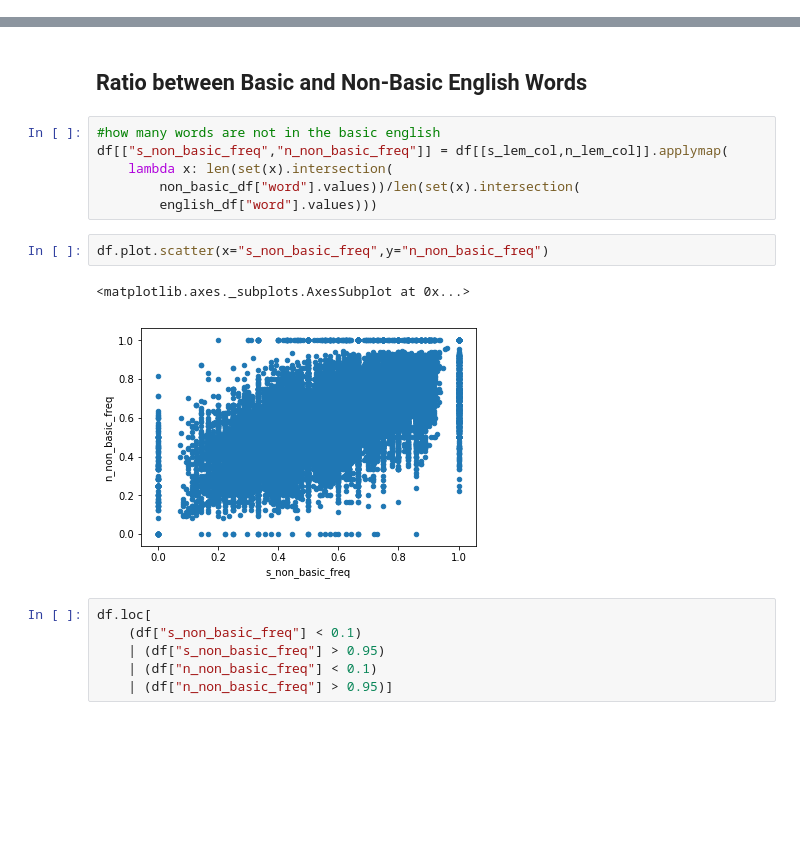
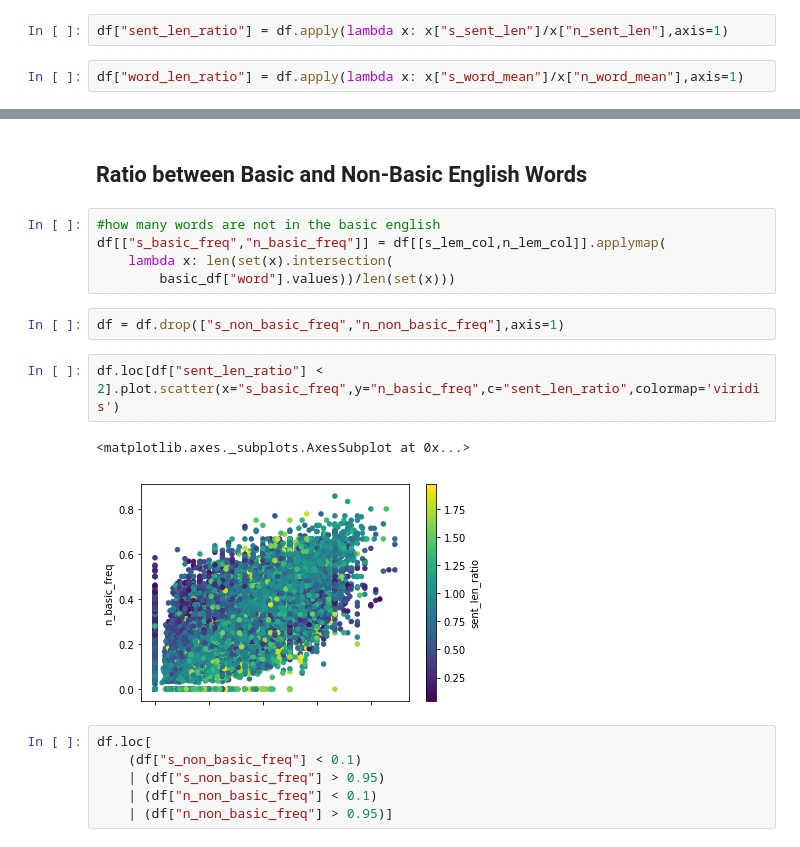
Before and after one commit to PaulOpu/TS_LossFunction, a Jupyter notebook: code/feature_experiments.ipynb, the cells around one changed output, grey strips where cells are left out. Saved outputs shown, nothing was run; the diff lists cells and outputs as text; blank space fills up the shorter version.

```diff
--- a/code/feature_experiments.ipynb
+++ b/code/feature_experiments.ipynb
@@ -134,0 +138,4 @@ df.plot.scatter(x="s_word_mean",y="n_word_mean")
+# %%
+df["sent_len_ratio"] = df.apply(lambda x: x["s_sent_len"]/x["n_sent_len"],axis=1)
+# %%
+df["word_len_ratio"] = df.apply(lambda x: x["s_word_mean"]/x["n_word_mean"],axis=1)
@@ -174,15 +213,16 @@ non_basic_df.head(10)
 ## Ratio between Basic and Non-Basic English Words
 # %%
 #how many words are not in the basic english
-df[["s_non_basic_freq","n_non_basic_freq"]] = df[[s_lem_col,n_lem_col]].applymap(
+df[["s_basic_freq","n_basic_freq"]] = df[[s_lem_col,n_lem_col]].applymap(
     lambda x: len(set(x).intersection(
-        non_basic_df["word"].values))/len(set(x).intersection(
-        english_df["word"].values)))
+        basic_df["word"].values))/len(set(x)))
+# %%
+df = df.drop(["s_non_basic_freq","n_non_basic_freq"],axis=1)
 # %%
-df.plot.scatter(x="s_non_basic_freq",y="n_non_basic_freq")
+df.loc[df["sent_len_ratio"] < 2].plot.scatter(x="s_basic_freq",y="n_basic_freq",c="sent_len_ratio",colormap='viridis')
 # %% [output]
 <matplotlib.axes._subplots.AxesSubplot at 0x...>
-[figure, old version]
+[figure, new version]
 # %%
 df.loc[
     (df["s_non_basic_freq"] < 0.1)
```
Also changed, not shown: parts of 34 cells of this notebook.
